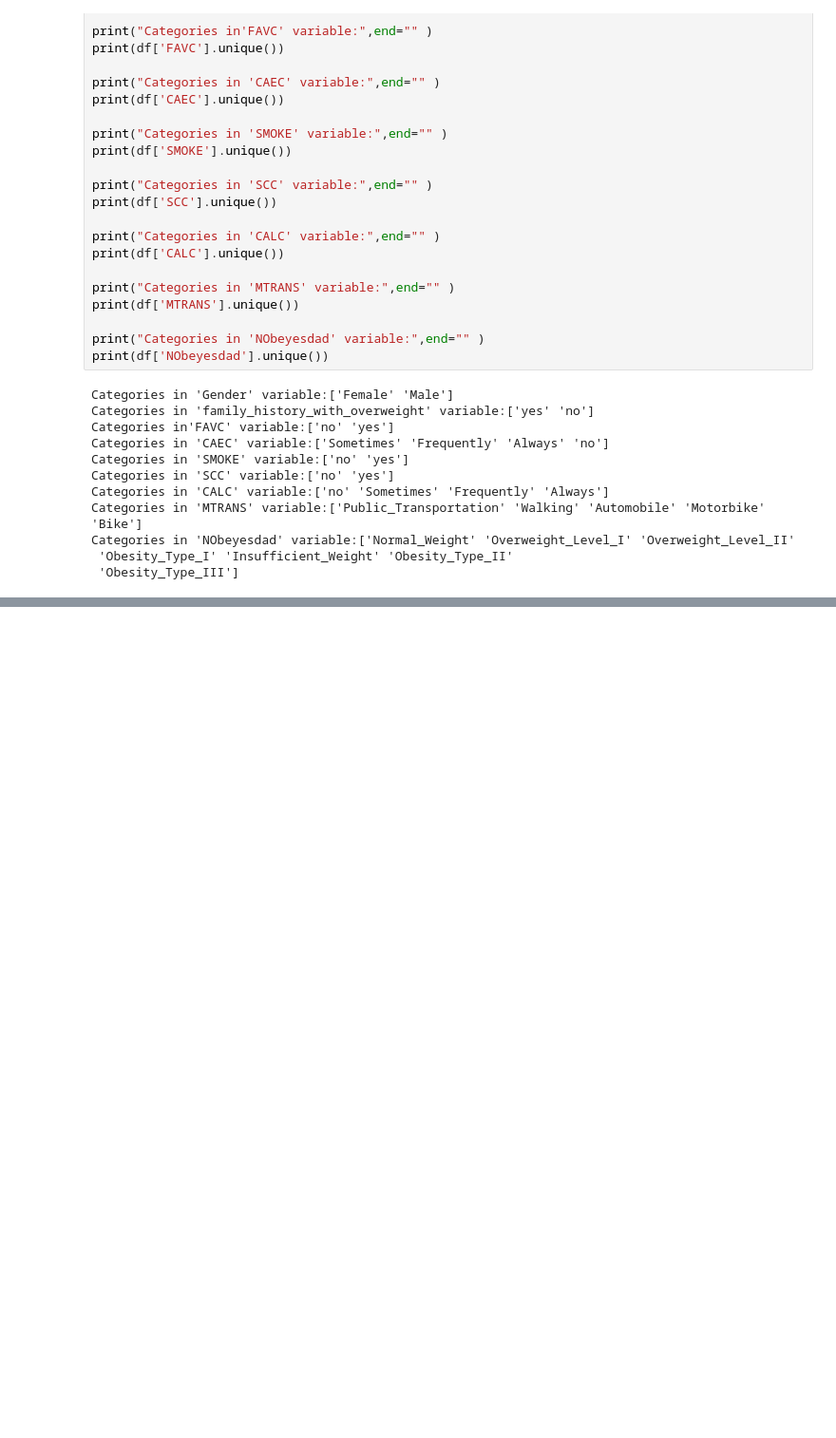
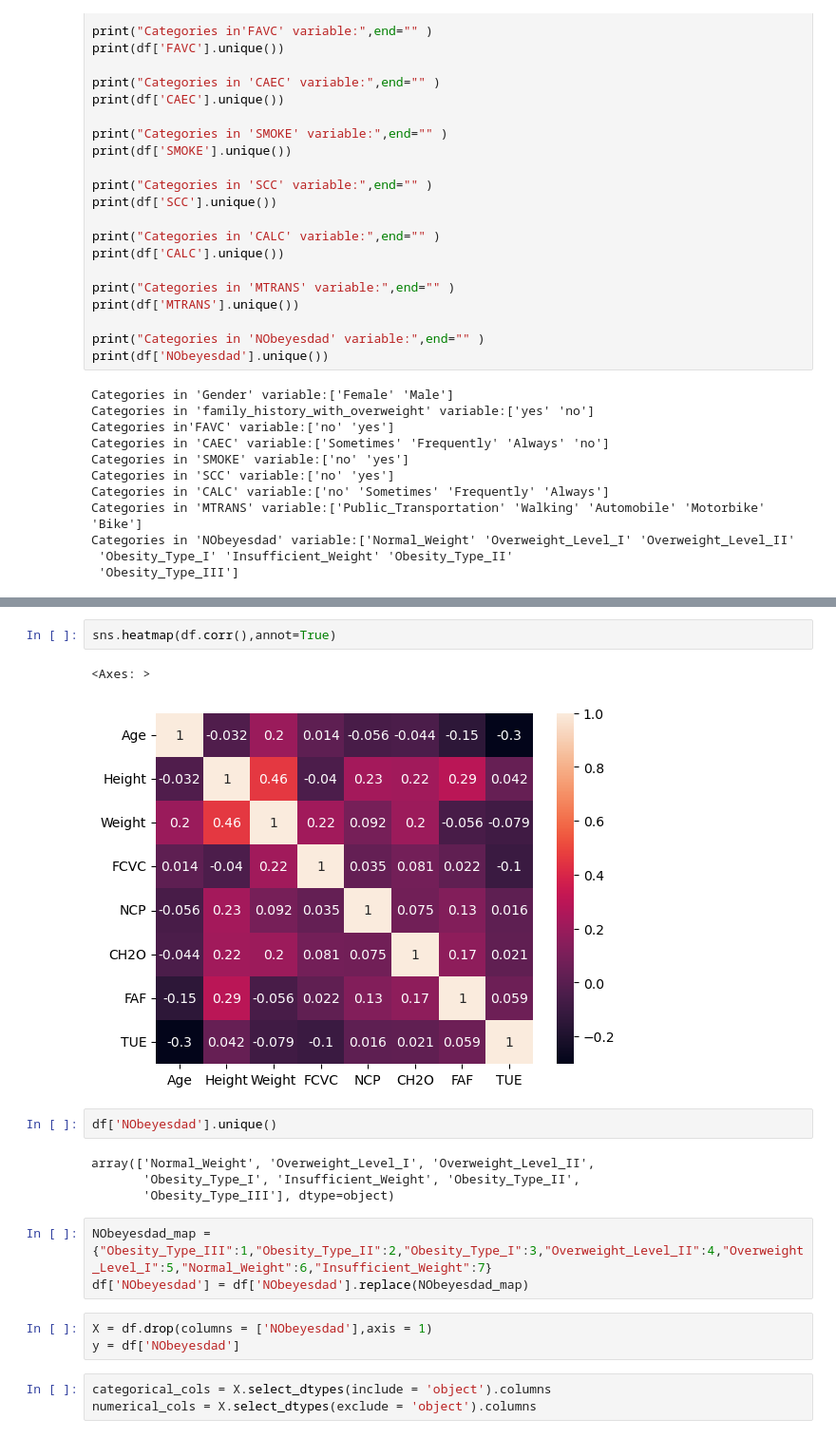
Before and after one commit to Kartikay-Garg/ML_assignment_Q2, a Jupyter notebook: Ques 2.ipynb, the cells around one changed output, grey strips where cells are left out. Shown at 95% size. Cells and saved outputs as stored; diff of their text form; blank space fills up the shorter version.

```diff
--- a/Ques 2.ipynb
+++ b/Ques 2.ipynb
@@ -225,0 +271,20 @@ StopIteration:
+# %%
+sns.heatmap(df.corr(),annot=True)
+# %% [output]
+<Axes: >
+[figure, added]
+# %%
+df['NObeyesdad'].unique()
+# %% [output]
+array(['Normal_Weight', 'Overweight_Level_I', 'Overweight_Level_II',
+       'Obesity_Type_I', 'Insufficient_Weight', 'Obesity_Type_II',
+       'Obesity_Type_III'], dtype=object)
+# %%
+NObeyesdad_map = {"Obesity_Type_III":1,"Obesity_Type_II":2,"Obesity_Type_I":3,"Overweight_Level_II":4,"Overweight_Level_I":5,"Normal_Weight":6,"Insufficient_Weight":7}
+df['NObeyesdad'] = df['NObeyesdad'].replace(NObeyesdad_map)
+# %%
+X = df.drop(columns = ['NObeyesdad'],axis = 1)
+y = df['NObeyesdad']
+# %%
+categorical_cols = X.select_dtypes(include = 'object').columns
+numerical_cols = X.select_dtypes(exclude = 'object').columns
```
Also changed, not shown: parts of 15 cells of this notebook, 4 other files.
